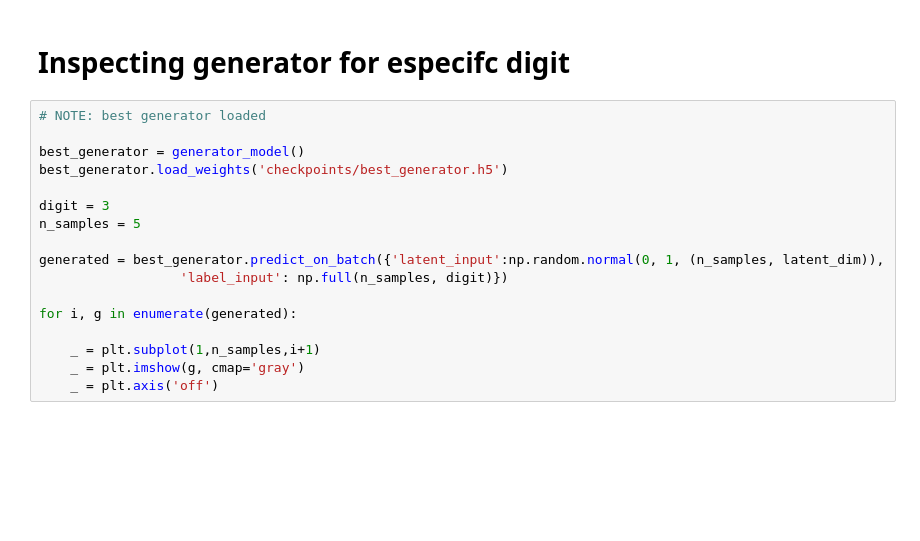
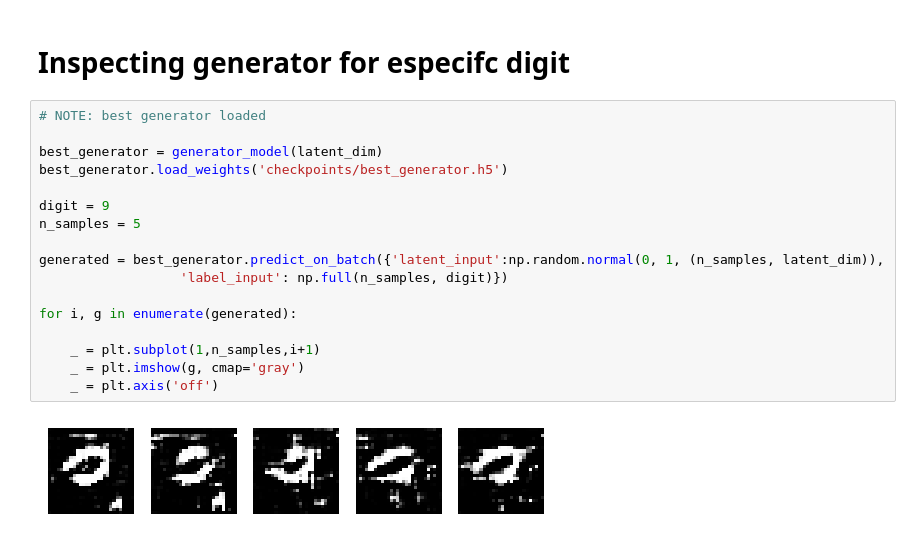
Before and after one commit to leandroohf/machine_learning_algorithms, a Jupyter notebook: dev/intro_gans.ipynb, the cells around one changed output. Drawn from its saved outputs; the diff is of its cells as text; blank space fills up the shorter version.

```diff
--- a/dev/intro_gans.ipynb
+++ b/dev/intro_gans.ipynb
@@ -530,17 +608,19 @@ print(f'digit: {digit[0]}; predict digit: {digit_pred}; prob: {digit_prob:.2f}')
 # %%
 # NOTE: best generator loaded
 
-best_generator = generator_model()
+best_generator = generator_model(latent_dim)
 best_generator.load_weights('checkpoints/best_generator.h5')
 
-digit = 3
+digit = 9
 n_samples = 5
 
 generated = best_generator.predict_on_batch({'latent_input':np.random.normal(0, 1, (n_samples, latent_dim)),
                   'label_input': np.full(n_samples, digit)})
 
 for i, g in enumerate(generated):
 
     _ = plt.subplot(1,n_samples,i+1)
     _ = plt.imshow(g, cmap='gray')
     _ = plt.axis('off')
+# %% [output]
+[figure, added]
```
Also changed, not shown: parts of 14 cells of this notebook.
